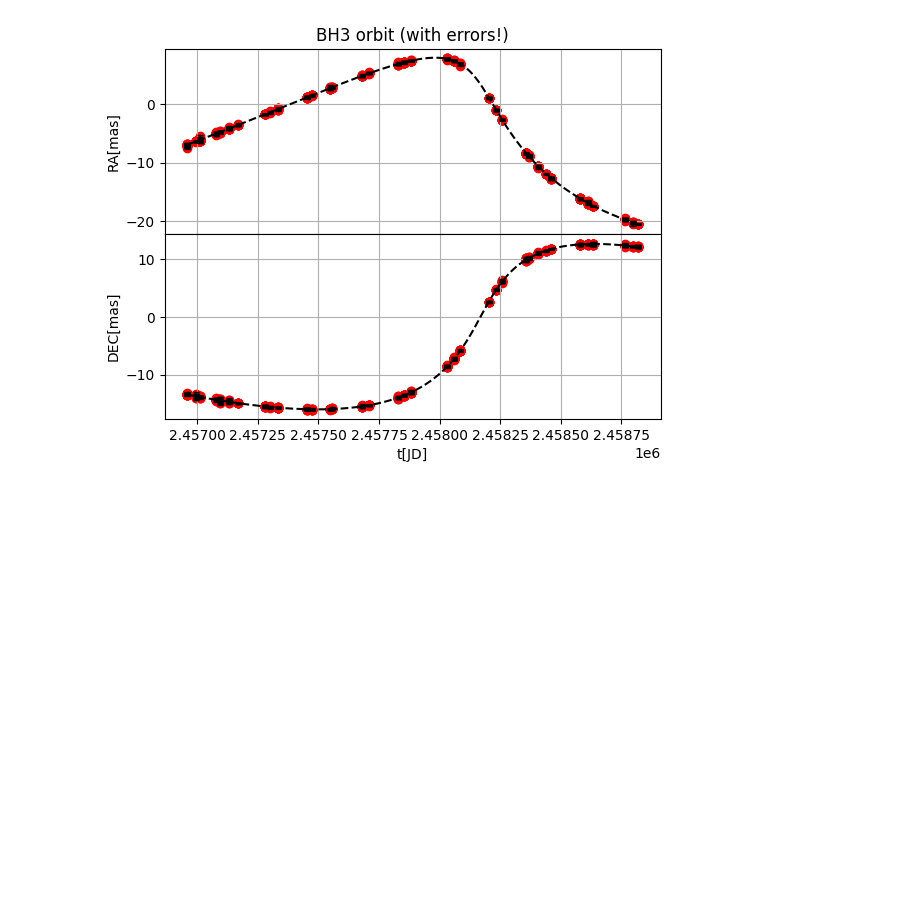
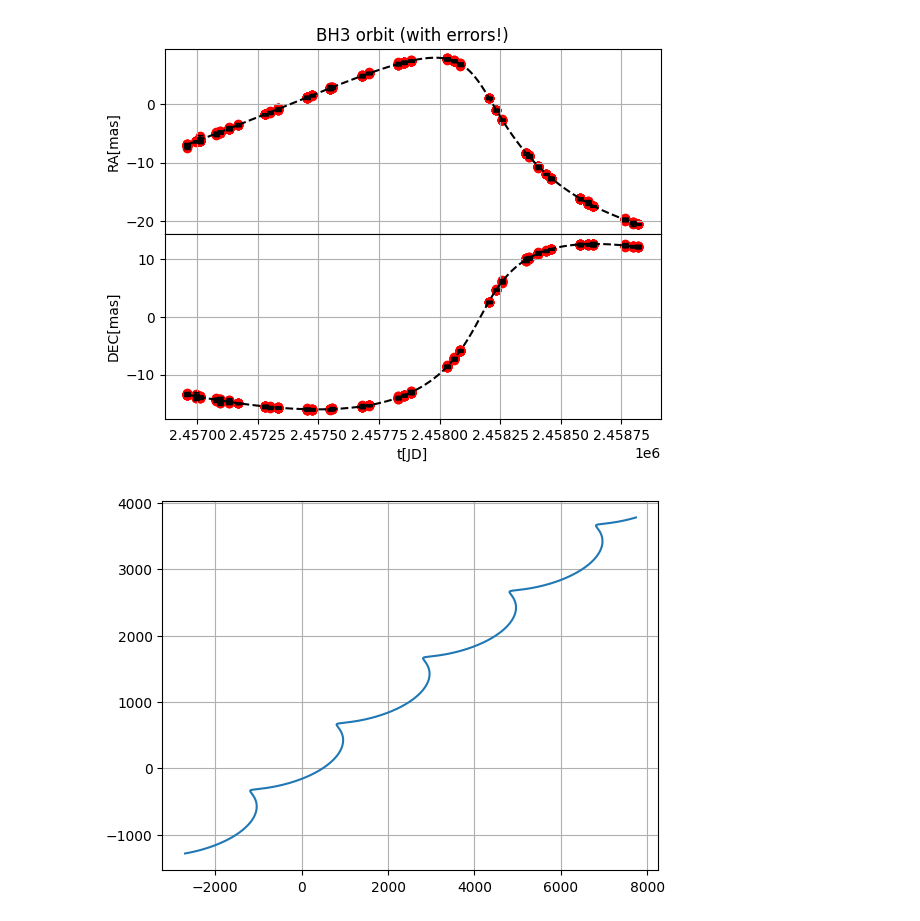
Before and after one commit to TSchiwy/ExTRA, a Jupyter notebook: gaiaBH3.ipynb, the cells around one changed output. Saved outputs shown, nothing was run; the diff lists cells and outputs as text; code cells hidden in the pictures; blank space fills up the shorter version.

```diff
--- a/gaiaBH3.ipynb
+++ b/gaiaBH3.ipynb
@@ -367,0 +364,7 @@ lel=ex.normal_triad(*np.radians(g_stand[:2]))
+# %%
+testing=ex.standard_model(*np.array([80,50,300,2000,1000]),t_gmod,earth=ex.earth_position(t_gmod))
+# %%
+plt.plot(*testing)
+plt.grid()
+# %% [output]
+[figure, added]
```
Also changed, not shown: parts of 2 cells of this notebook, 3 other files.
